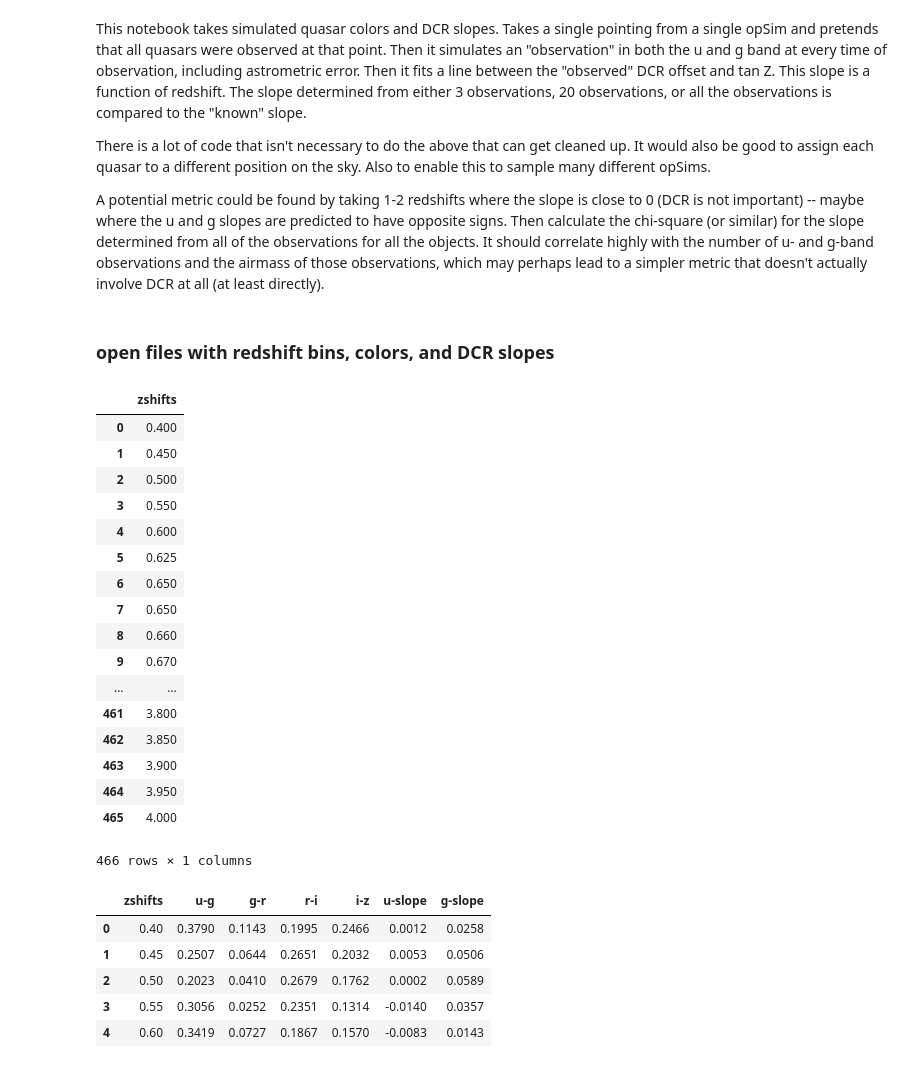
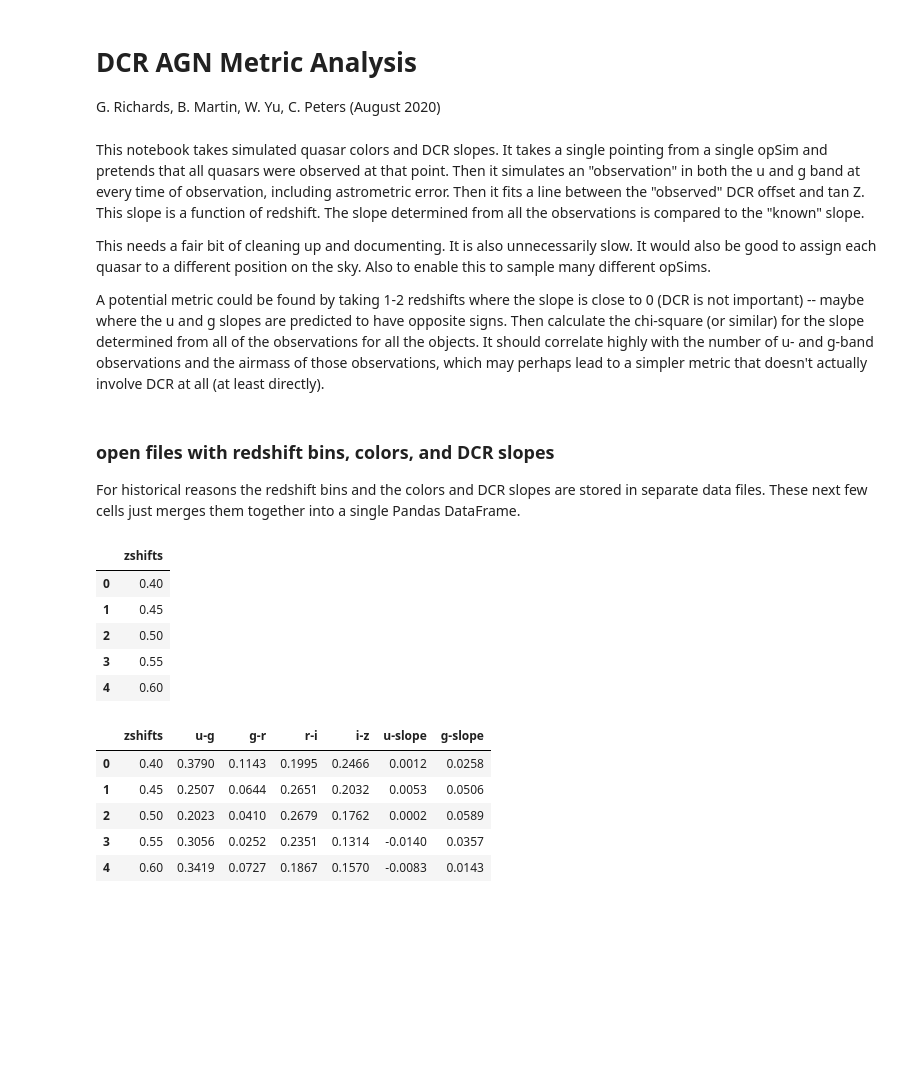
Before and after one commit to RichardsGroup/LSSTprep, a Jupyter notebook: DCR/DCR_AGN_metric_analysis.ipynb, the cells around one changed output. Drawn from its saved outputs; the diff is of its cells as text; code cells hidden in the pictures; blank space fills up the shorter version.

Commit message:
Cleaned up the DCR_AGN_metric_analysis.ipynb to get rid of extraneous cells and add more comments.

```diff
--- a/DCR/DCR_AGN_metric_analysis.ipynb
+++ b/DCR/DCR_AGN_metric_analysis.ipynb
@@ -1,7 +1,11 @@
+# %% [markdown]
+# DCR AGN Metric Analysis
+
+G. Richards, B. Martin, W. Yu, C. Peters (August 2020)
 # %% [markdown]
-This notebook takes simulated quasar colors and DCR slopes.  Takes a single pointing from a single opSim and pretends that all quasars were observed at that point.  Then it simulates an "observation" in both the u and g band at every time of observation, including astrometric error.  Then it fits a line between the "observed" DCR offset and tan Z.  This slope is a function of redshift.  The slope determined from either 3 observations, 20 observations, or all the observations is compared to the "known" slope.
+This notebook takes simulated quasar colors and DCR slopes.  It takes a single pointing from a single opSim and pretends that all quasars were observed at that point.  Then it simulates an "observation" in both the u and g band at every time of observation, including astrometric error.  Then it fits a line between the "observed" DCR offset and tan Z.  This slope is a function of redshift.  The slope determined from all the observations is compared to the "known" slope.
 
-There is a lot of code that isn't necessary to do the above that can get cleaned up.  It would also be good to assign each quasar to a different position on the sky.  Also to enable this to sample many different opSims.
+This needs a fair bit of cleaning up and documenting.  It is also unnecessarily slow.  It would also be good to assign each quasar to a different position on the sky.  Also to enable this to sample many different opSims.
 
 A potential metric could be found by taking 1-2 redshifts where the slope is close to 0 (DCR is not important) -- maybe where the u and g slopes are predicted to have opposite signs.  Then calculate the chi-square (or similar) for the slope determined from all of the observations for all the objects.  It should correlate highly with the number of u- and g-band observations and the airmass of those observations, which may perhaps lead to a simpler metric that doesn't actually involve DCR at all (at least directly).
 # %%
@@ -22,33 +26,23 @@ import random
 from matplotlib import rc
 import pandas as pd
 rc('text', usetex=False)
-# %% [markdown]
-### open files with redshift bins, colors, and DCR slopes
+# %% [markdown]
+### open files with redshift bins, colors, and DCR slopes
+
+For historical reasons the redshift bins and the colors and DCR slopes are stored in separate data files.  These next few cells just merges them together into a single Pandas DataFrame.
 # %%
 #Table of redshift bins where we have computed the mean colors and DCR slopes.
 zfile = 'fittingS82_zshifts.dat'
 dfZ = pd.read_csv(zfile)
 #dfZ.reset_index(drop=True)
-dfZ
+dfZ.head()
 # %% [output]
 |  | zshifts |
-| 0 | 0.400 |
-| 1 | 0.450 |
-| 2 | 0.500 |
-| 3 | 0.550 |
-| 4 | 0.600 |
-| 5 | 0.625 |
-| 6 | 0.650 |
-| 7 | 0.650 |
-| 8 | 0.660 |
-| 9 | 0.670 |
-| ... | ... |
-| 461 | 3.800 |
-| 462 | 3.850 |
-| 463 | 3.900 |
-| 464 | 3.950 |
-| 465 | 4.000 |
+| 0 | 0.40 |
+| 1 | 0.45 |
+| 2 | 0.50 |
+| 3 | 0.55 |
+| 4 | 0.60 |
-466 rows × 1 columns
 # %%
 #Table of colors and DCR slopes for the above redshifts
 datafile = 'fittingS82_zshiftfit.dat'
```
Also changed, not shown: parts of 89 cells of this notebook, 1 other file.
